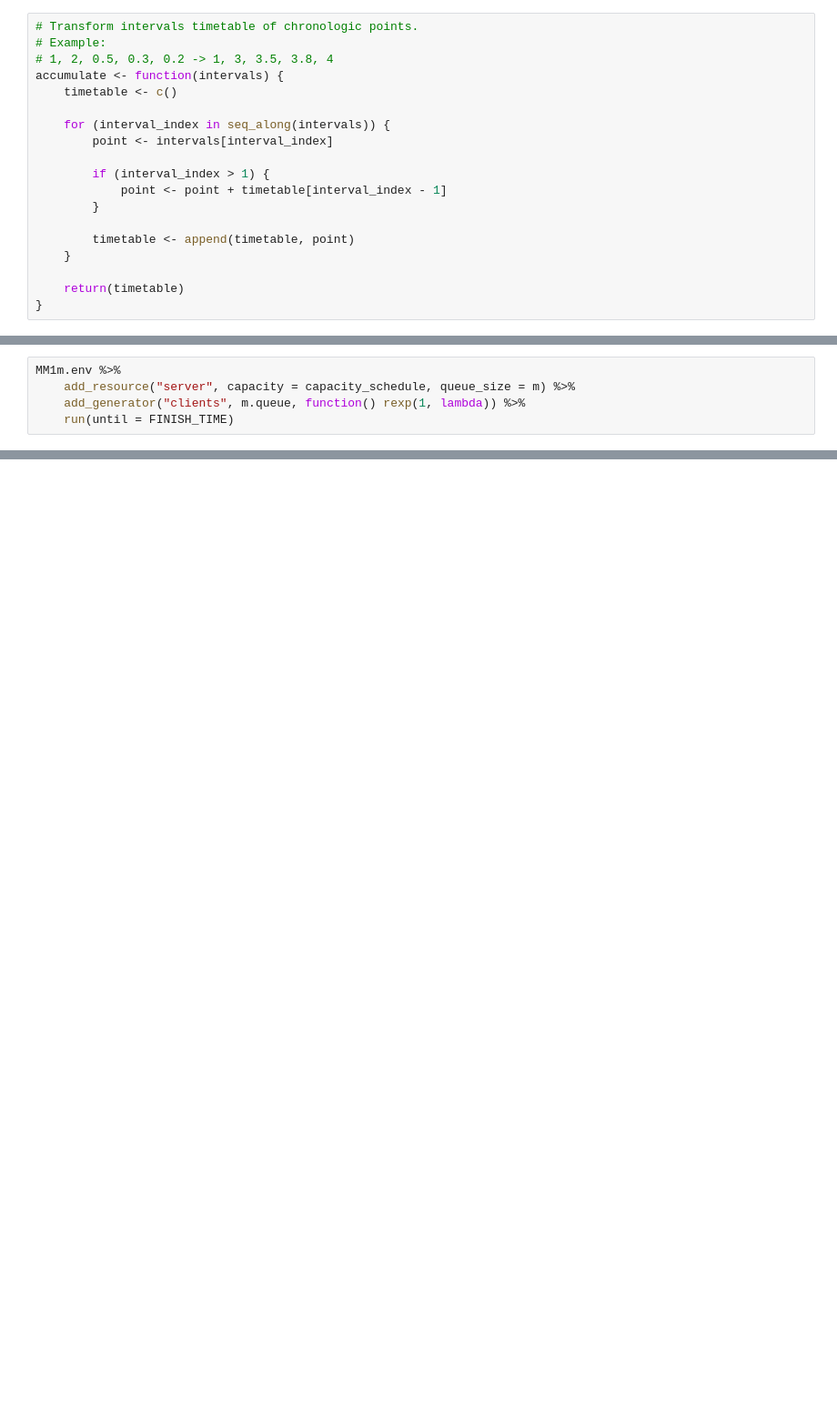
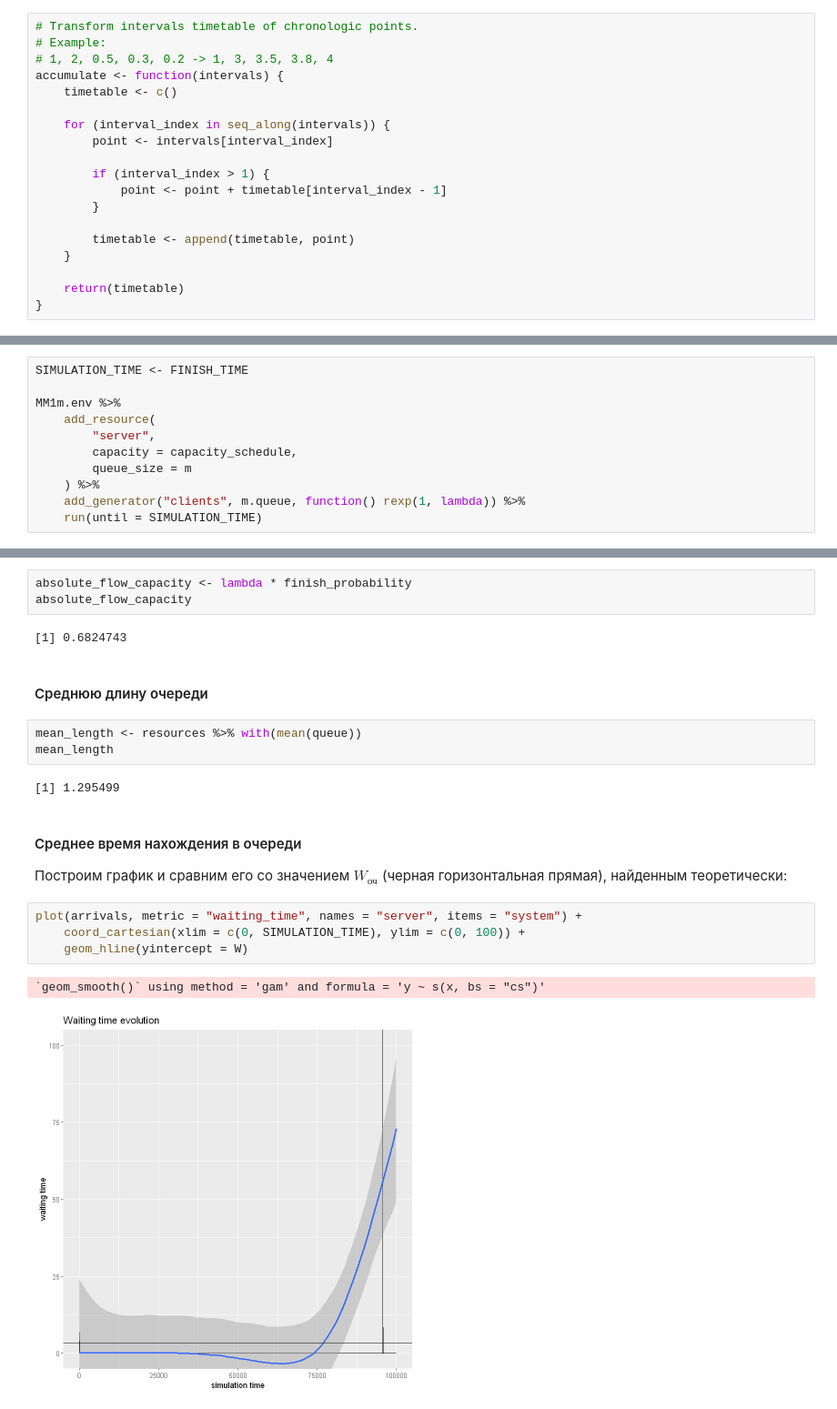
Before and after one commit to DeadlySquad13/t4-2-PerformanceAnalysis__Labs, a Jupyter notebook: Lab5/PerformanceAnalysis__Lab5.ipynb, the cells around one changed output, grey strips where cells are left out. Shown at 91% size. Saved outputs shown, nothing was run; the diff lists cells and outputs as text; blank space fills up the shorter version.

```diff
--- a/Lab5/PerformanceAnalysis__Lab5.ipynb
+++ b/Lab5/PerformanceAnalysis__Lab5.ipynb
@@ -445,8 +452,14 @@ create_capacity_schedule <- function(number_of_points) {
 
 capacity_schedule <- create_capacity_schedule(1000)
 # %%
+SIMULATION_TIME <- FINISH_TIME
+
 MM1m.env %>%
-    add_resource("server", capacity = capacity_schedule, queue_size = m) %>%
+    add_resource(
+        "server",
+        capacity = capacity_schedule,
+        queue_size = m
+    ) %>%
     add_generator("clients", m.queue, function() rexp(1, lambda)) %>%
-    run(until = FINISH_TIME)
+    run(until = SIMULATION_TIME)
 # %% [output]
@@ -507,0 +596,22 @@ A resources: 2485 × 9
+# %%
+absolute_flow_capacity <- lambda * finish_probability
+absolute_flow_capacity
+# %% [output]
+[1] 0.6824743
+# %% [markdown]
+#### Среднюю длину очереди
+# %%
+mean_length <- resources %>% with(mean(queue))
+mean_length
+# %% [output]
+[1] 1.295499
+# %% [markdown]
+#### Среднее время нахождения в очереди
+Построим график и сравним его со значением $W_\text{оч}$ (черная горизонтальная прямая), найденным теоретически:
+# %%
+plot(arrivals, metric = "waiting_time", names = "server", items = "system") +
+    coord_cartesian(xlim = c(0, SIMULATION_TIME), ylim = c(0, 100)) +
+    geom_hline(yintercept = W)
+# %% [output]
+`geom_smooth()` using method = 'gam' and formula = 'y ~ s(x, bs = "cs")'
+[figure, added]
```
Also changed, not shown: parts of 56 cells of this notebook, 1 other file.
